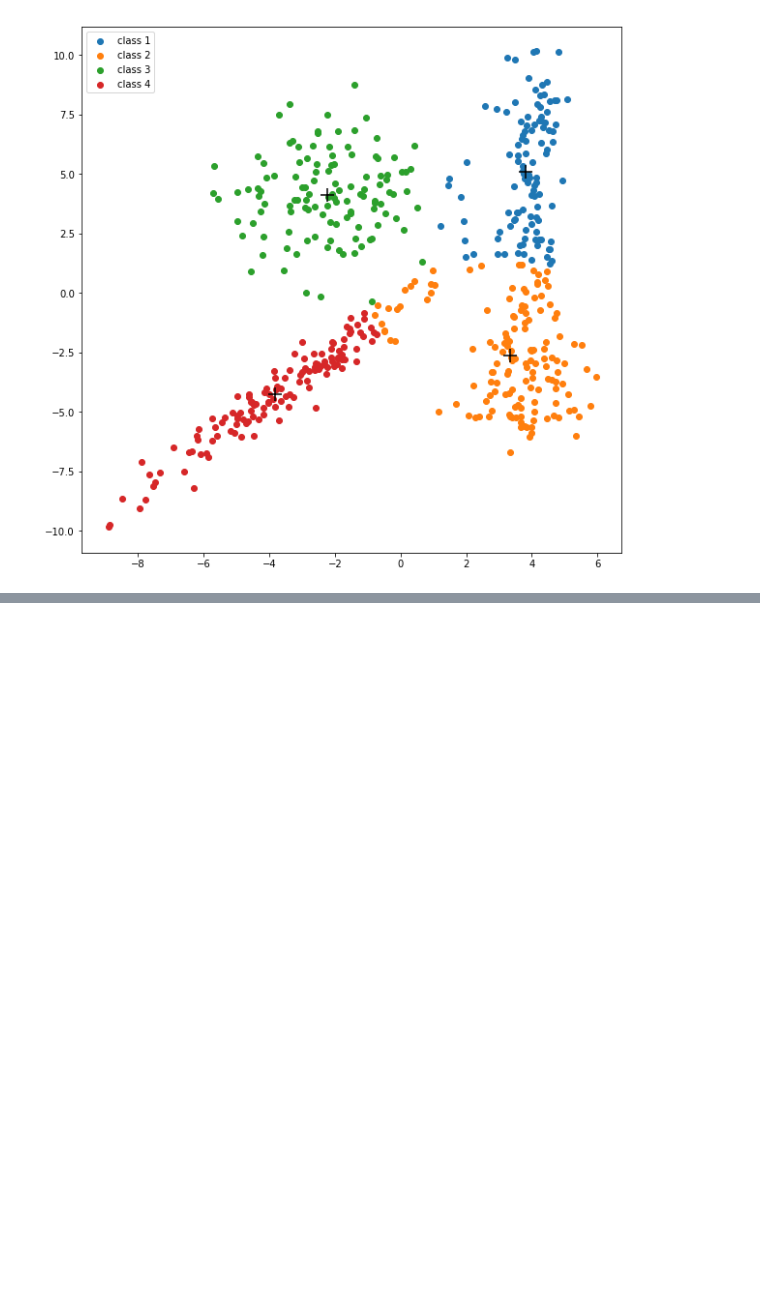
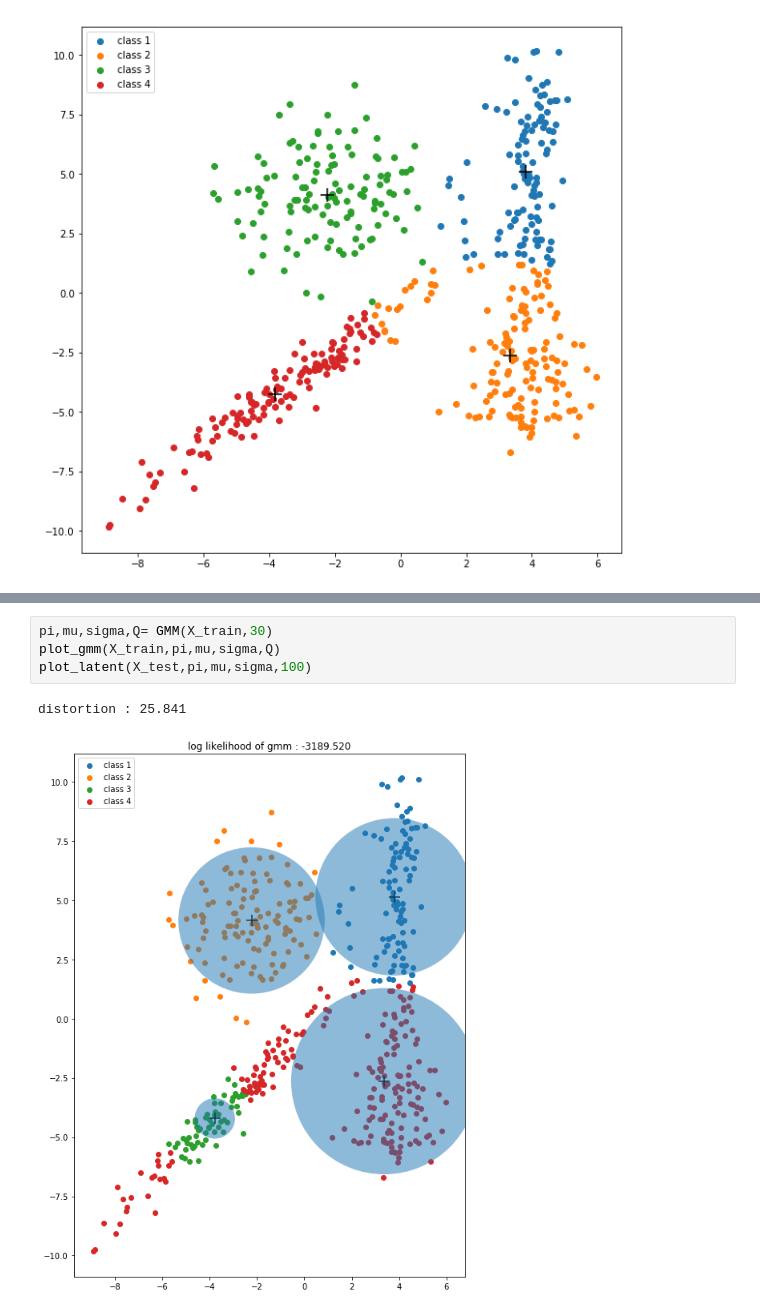
Before and after one commit to sofsoo1995/PGM2, a Jupyter notebook: MVA_DM2_Horache_Sofiane.ipynb, the cells around one changed output, grey strips where cells are left out. Cells and saved outputs as stored; diff of their text form; blank space fills up the shorter version.

```diff
--- a/MVA_DM2_Horache_Sofiane.ipynb
+++ b/MVA_DM2_Horache_Sofiane.ipynb
@@ -313,0 +432,7 @@ distortion : 25.867
+# %%
+pi,mu,sigma,Q= GMM(X_train,30)
+plot_gmm(X_train,pi,mu,sigma,Q)
+plot_latent(X_test,pi,mu,sigma,100)
+# %% [output]
+distortion : 25.841
+[figure, added]
```
Also changed, not shown: parts of 6 cells of this notebook, 1 other file.
